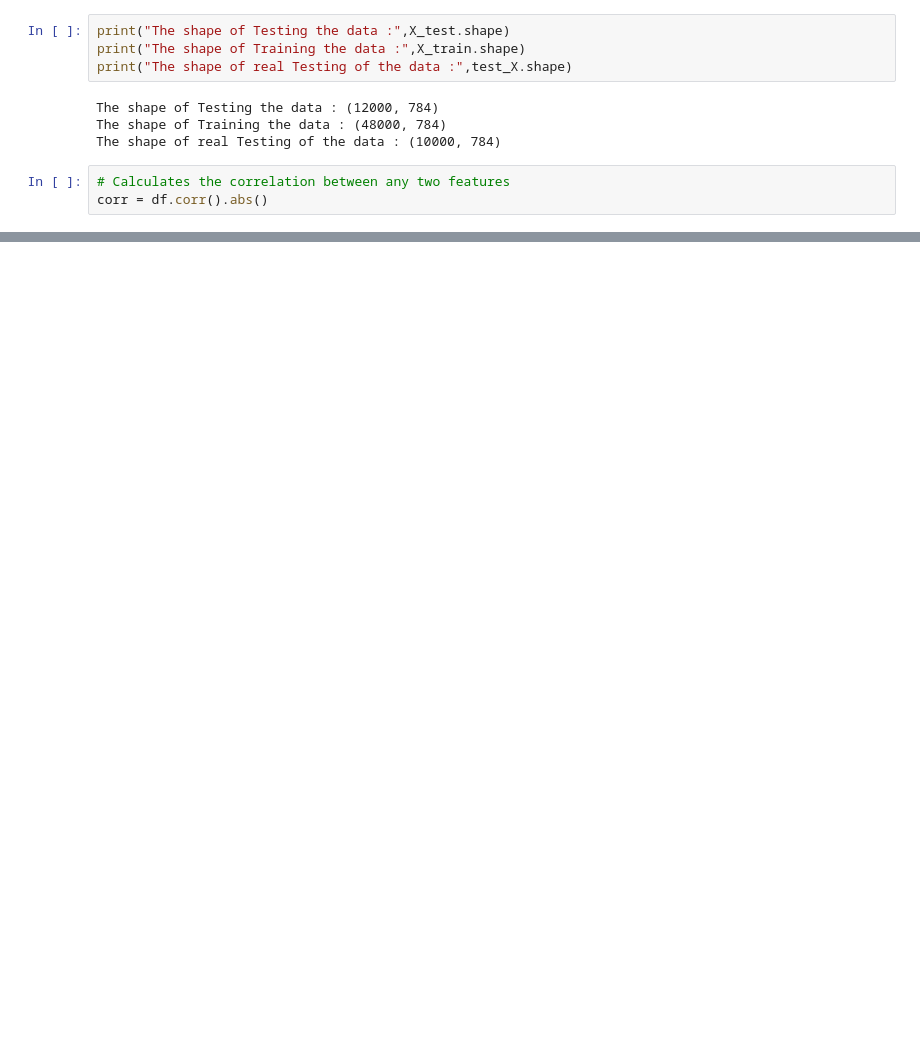
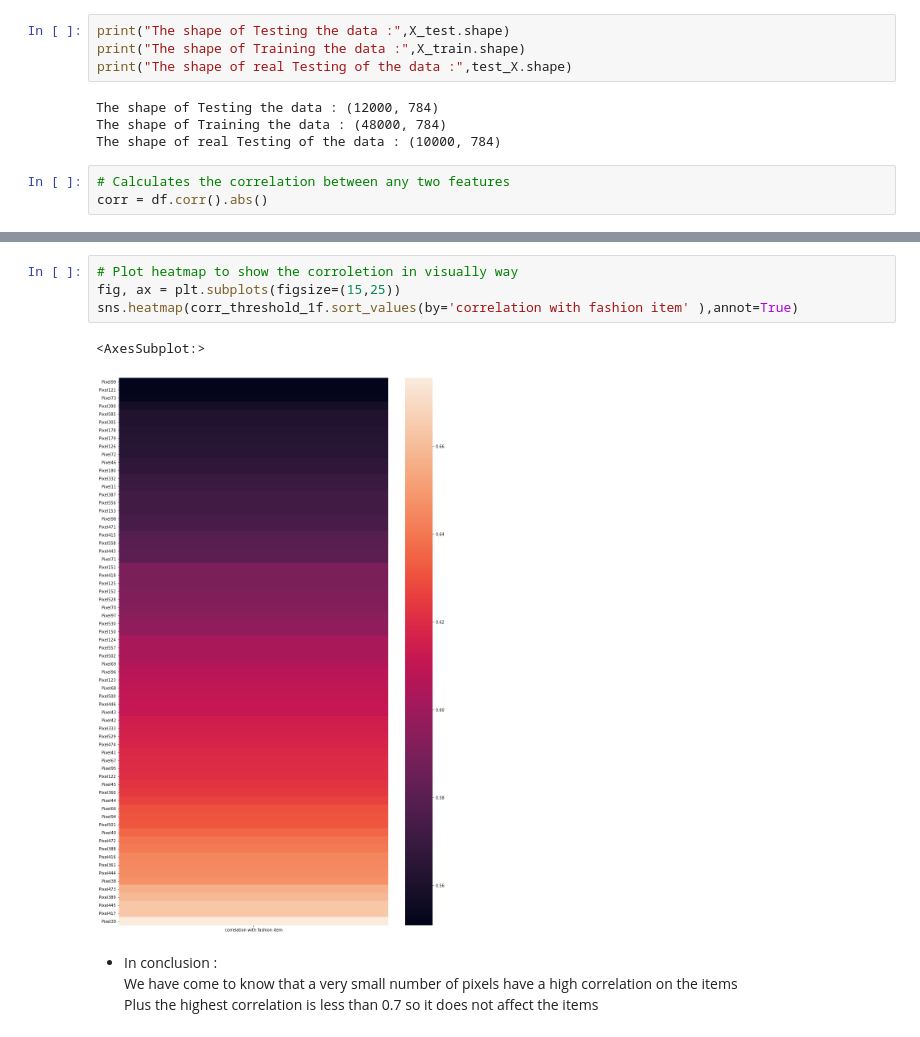
Before and after one commit to tomergozlan/Fashion_Mnist, a Jupyter notebook: fashion_mnist.ipynb, the cells around one changed output, grey strips where cells are left out. Saved outputs shown, nothing was run; the diff lists cells and outputs as text; blank space fills up the shorter version.

```diff
--- a/fashion_mnist.ipynb
+++ b/fashion_mnist.ipynb
@@ -212,0 +251,11 @@ Plus the highest correlation is less than 0.7 so it does not affect the items
+# %%
+# Plot heatmap to show the corroletion in visually way
+fig, ax = plt.subplots(figsize=(15,25))
+sns.heatmap(corr_threshold_1f.sort_values(by='correlation with fashion item' ),annot=True)
+# %% [output]
+<AxesSubplot:>
+[figure, added]
+# %% [markdown]
+- In conclusion : <br>
+We have come to know that a very small number of pixels have a high correlation on the items <br>
+Plus the highest correlation is less than 0.7 so it does not affect the items
```
Also changed, not shown: parts of 37 cells of this notebook, 1 other file.
